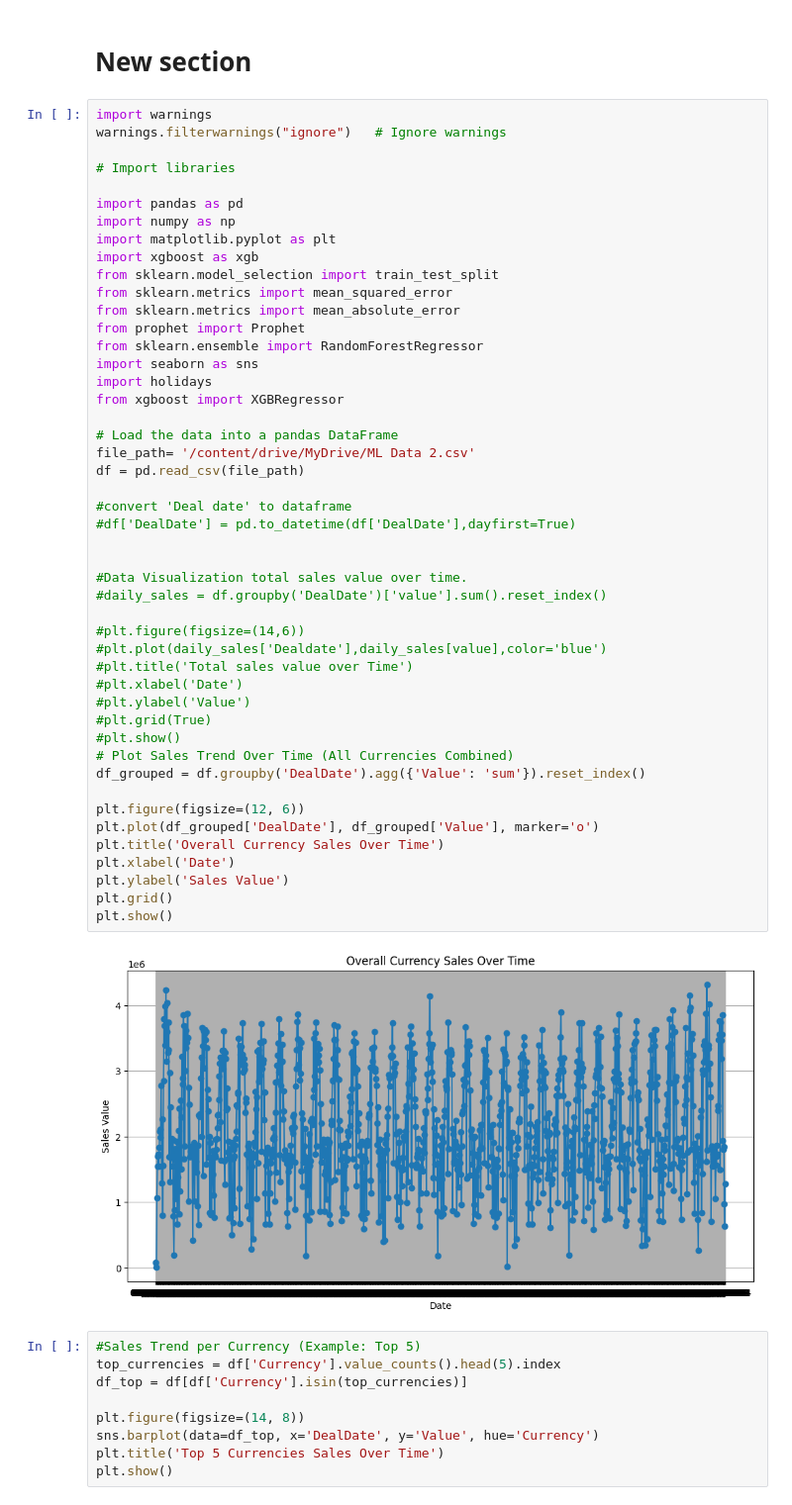
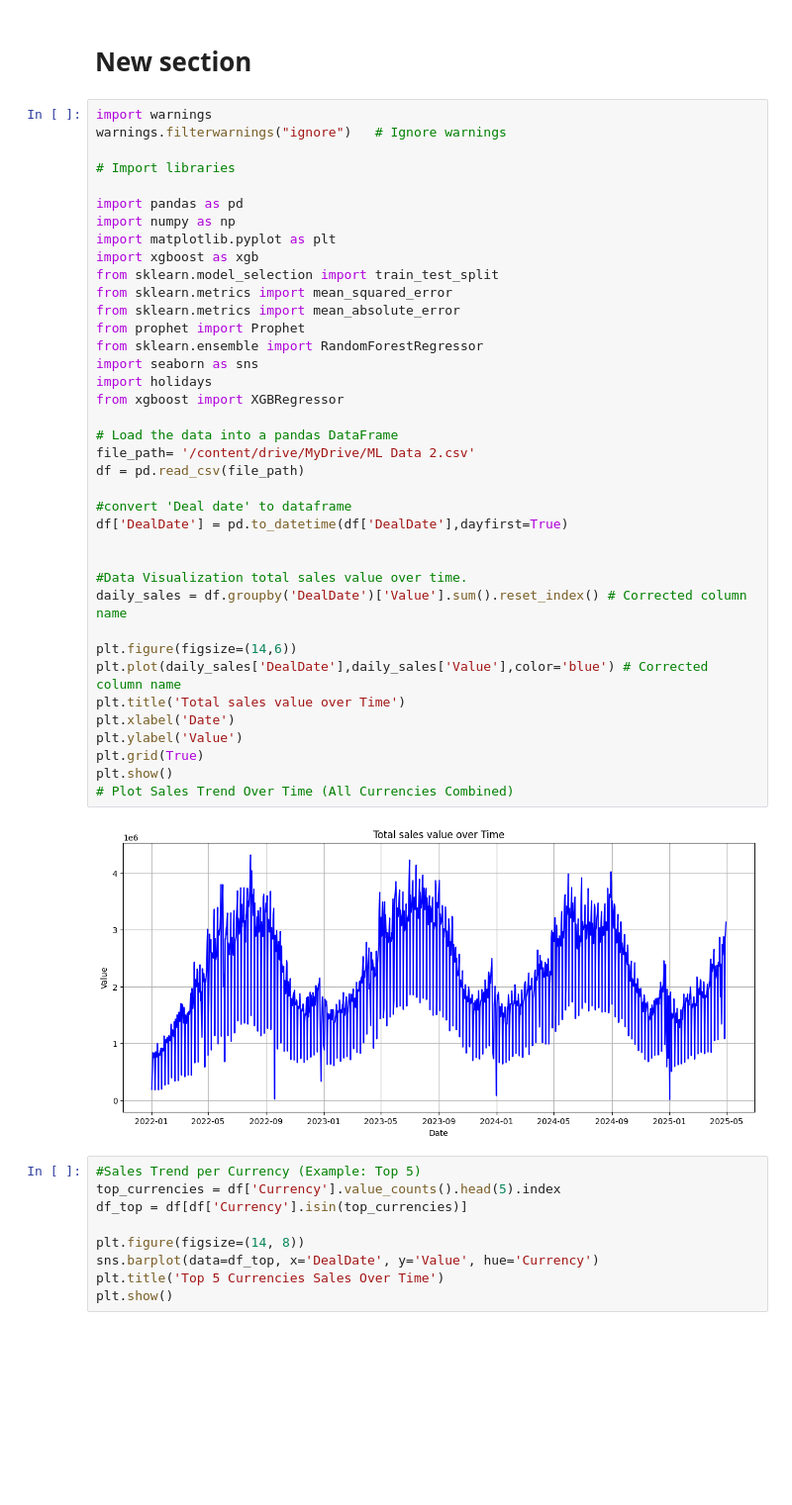
Before and after one commit to Priyankavaishnav1006/Stock_Sales_ML_Model, a Jupyter notebook: Stock_sales_ML.ipynb, the cells around one changed output. Shown at 99% size. Cells and saved outputs as stored; diff of their text form; blank space fills up the shorter version.

```diff
--- a/Stock_sales_ML.ipynb
+++ b/Stock_sales_ML.ipynb
@@ -39,52 +39,43 @@ None
 # %%
 import warnings
 warnings.filterwarnings("ignore")   # Ignore warnings
 
 # Import libraries
 
 import pandas as pd
 import numpy as np
 import matplotlib.pyplot as plt
 import xgboost as xgb
 from sklearn.model_selection import train_test_split
 from sklearn.metrics import mean_squared_error
 from sklearn.metrics import mean_absolute_error
 from prophet import Prophet
 from sklearn.ensemble import RandomForestRegressor
 import seaborn as sns
 import holidays
 from xgboost import XGBRegressor
 
 # Load the data into a pandas DataFrame
 file_path= '/content/drive/MyDrive/ML Data 2.csv'
 df = pd.read_csv(file_path)
 
 #convert 'Deal date' to dataframe
-#df['DealDate'] = pd.to_datetime(df['DealDate'],dayfirst=True)
+df['DealDate'] = pd.to_datetime(df['DealDate'],dayfirst=True)
 
 
 #Data Visualization total sales value over time.
-#daily_sales = df.groupby('DealDate')['value'].sum().reset_index()
+daily_sales = df.groupby('DealDate')['Value'].sum().reset_index() # Corrected column name
 
-#plt.figure(figsize=(14,6))
-#plt.plot(daily_sales['Dealdate'],daily_sales[value],color='blue')
-#plt.title('Total sales value over Time')
-#plt.xlabel('Date')
-#plt.ylabel('Value')
-#plt.grid(True)
-#plt.show()
+plt.figure(figsize=(14,6))
+plt.plot(daily_sales['DealDate'],daily_sales['Value'],color='blue') # Corrected column name
+plt.title('Total sales value over Time')
+plt.xlabel('Date')
+plt.ylabel('Value')
+plt.grid(True)
+plt.show()
 # Plot Sales Trend Over Time (All Currencies Combined)
-df_grouped = df.groupby('DealDate').agg({'Value': 'sum'}).reset_index()
-
-plt.figure(figsize=(12, 6))
-plt.plot(df_grouped['DealDate'], df_grouped['Value'], marker='o')
-plt.title('Overall Currency Sales Over Time')
-plt.xlabel('Date')
-plt.ylabel('Sales Value')
-plt.grid()
-plt.show()
 # %% [output]
-[figure, old version]
+[figure, new version]
 # %%
 #Sales Trend per Currency (Example: Top 5)
 top_currencies = df['Currency'].value_counts().head(5).index
```
